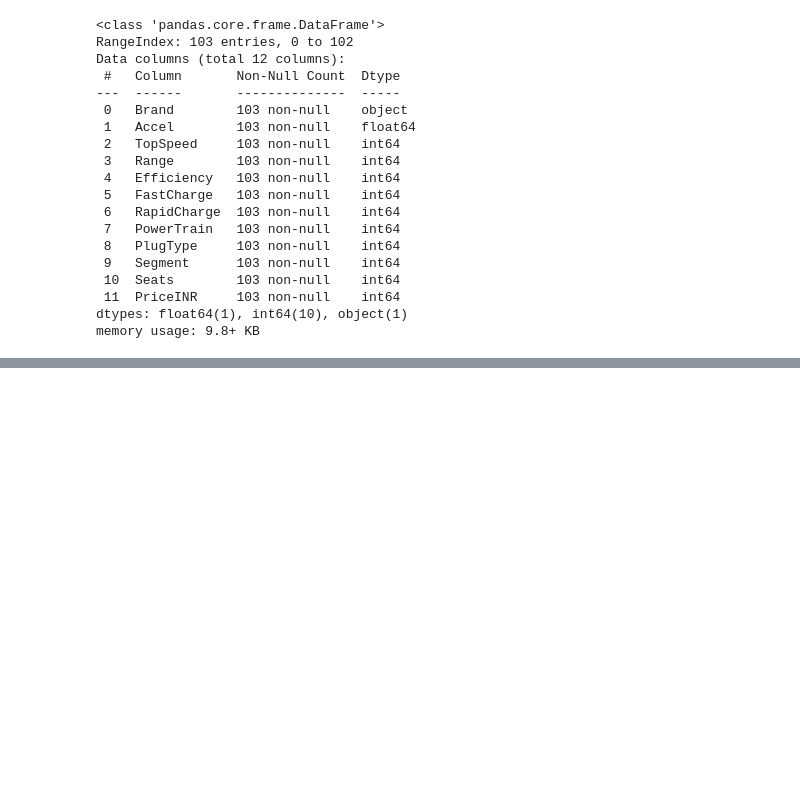
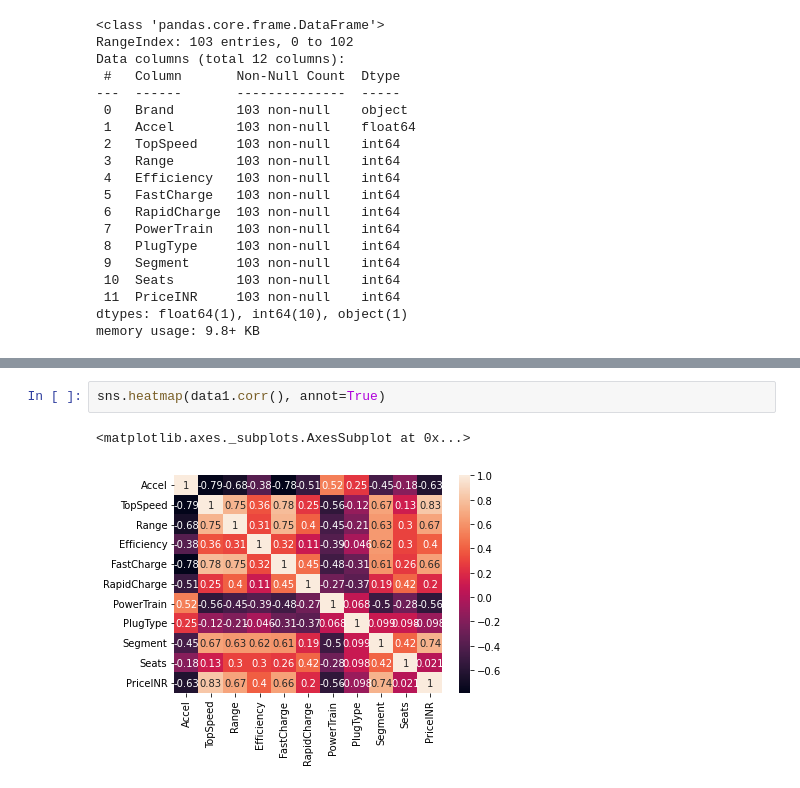
Before and after one commit to deepak03c/EV_Market_Segmentation, a Jupyter notebook: CLUSTERING_MODEL.ipynb, the cells around one changed output, grey strips where cells are left out. Drawn from its saved outputs; the diff is of its cells as text; blank space fills up the shorter version.

```diff
--- a/CLUSTERING_MODEL.ipynb
+++ b/CLUSTERING_MODEL.ipynb
@@ -425,0 +464,5 @@ memory usage: 9.8+ KB
+# %%
+sns.heatmap(data1.corr(), annot=True)
+# %% [output]
+<matplotlib.axes._subplots.AxesSubplot at 0x...>
+[figure, added]
```
Also changed, not shown: parts of 5 cells of this notebook.
